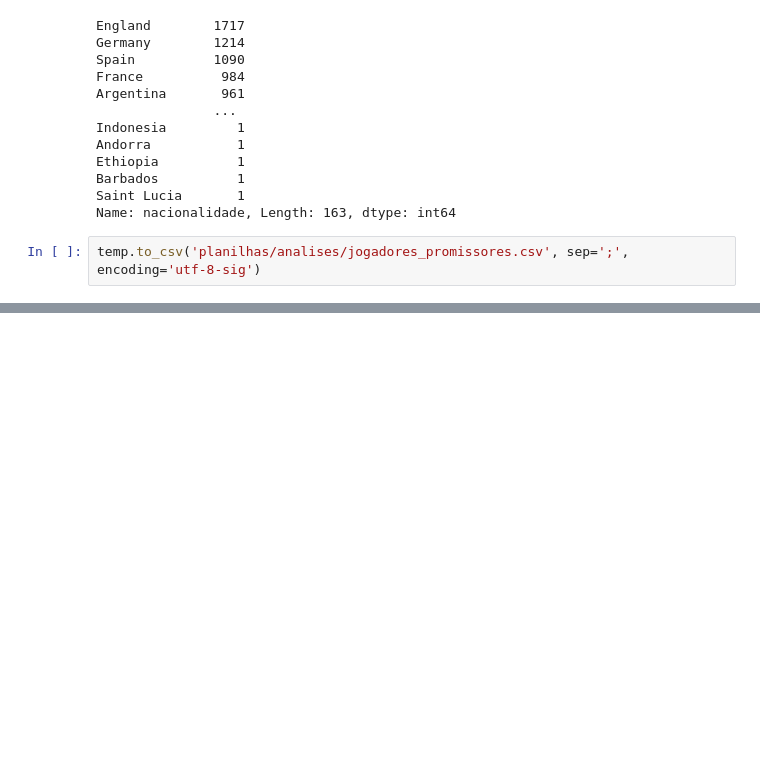
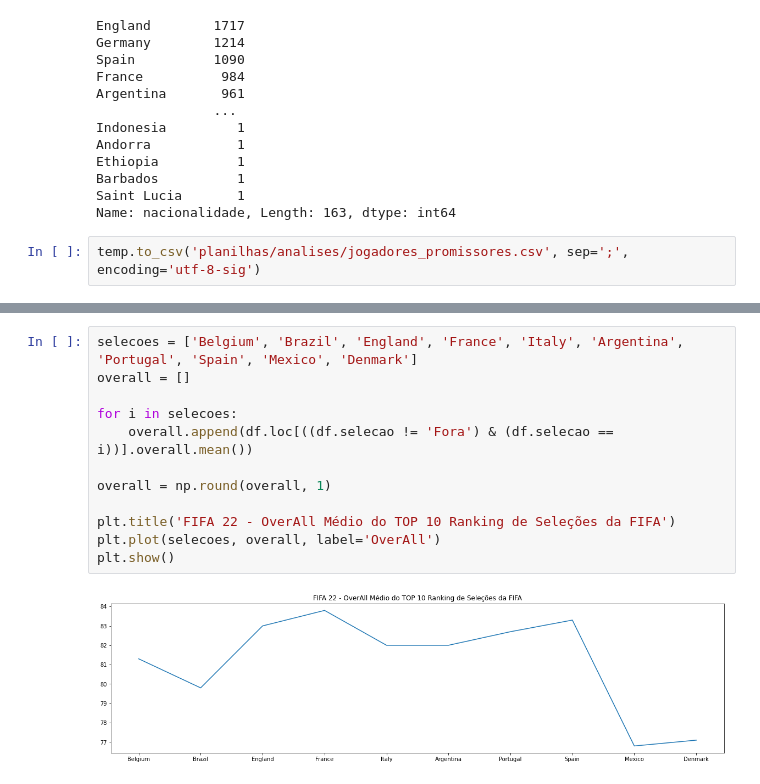
Before and after one commit to leovasc5/exploratory-analysis-of-FIFA-22-data, a Jupyter notebook: curiosidades.ipynb, the cells around one changed output, grey strips where cells are left out. Cells and saved outputs as stored; diff of their text form; blank space fills up the shorter version.

```diff
--- a/curiosidades.ipynb
+++ b/curiosidades.ipynb
@@ -208,0 +253,14 @@ plt.show()
+# %%
+selecoes = ['Belgium', 'Brazil', 'England', 'France', 'Italy', 'Argentina', 'Portugal', 'Spain', 'Mexico', 'Denmark']
+overall = []
+
+for i in selecoes:
+    overall.append(df.loc[((df.selecao != 'Fora') & (df.selecao == i))].overall.mean())
+
+overall = np.round(overall, 1)
+
+plt.title('FIFA 22 - OverAll Médio do TOP 10 Ranking de Seleções da FIFA')
+plt.plot(selecoes, overall, label='OverAll')
+plt.show()
+# %% [output]
+[figure, added]
```
Also changed, not shown: parts of 21 cells of this notebook, 1 other file.
